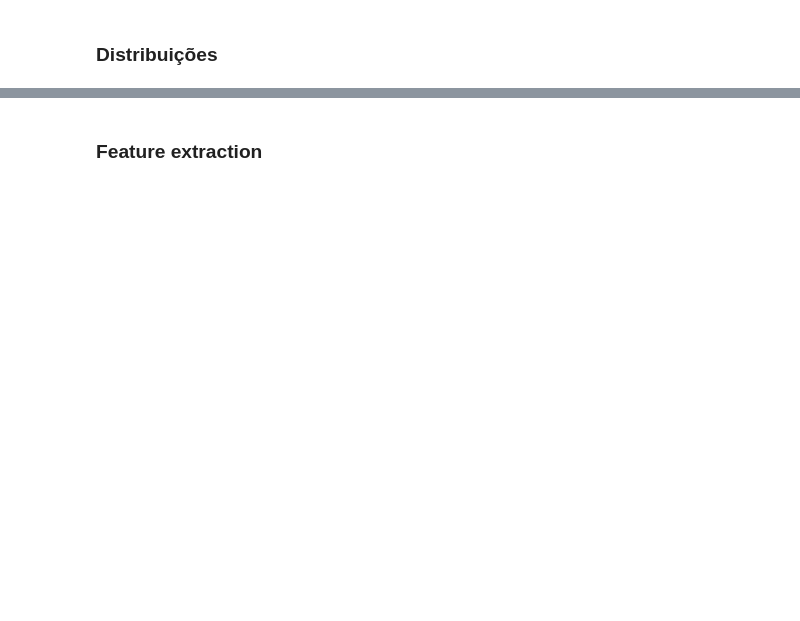
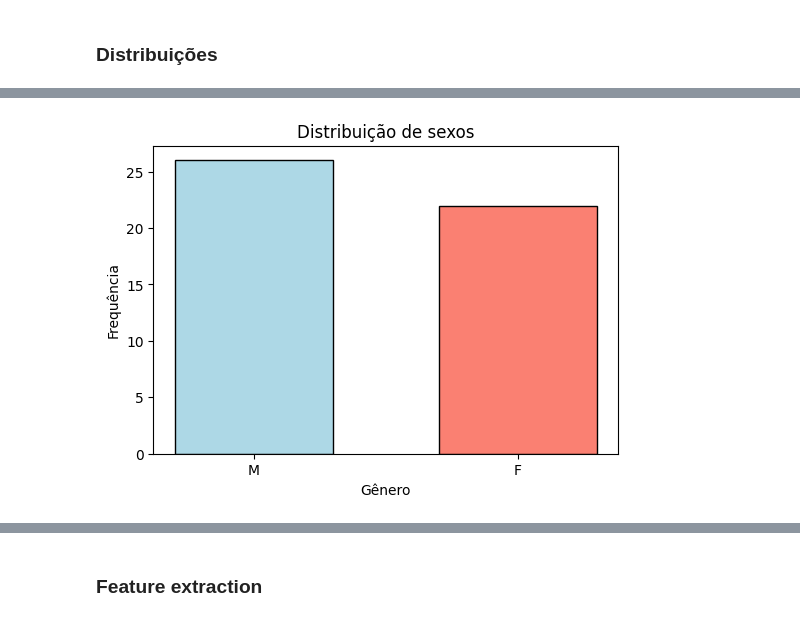
Before and after one commit to IgorVasconcelos1711/tcc-ecg-proccessing, a Jupyter notebook: code/israeli_data.ipynb, the cells around one changed output, grey strips where cells are left out. Cells and saved outputs as stored; diff of their text form; code cells hidden in the pictures; blank space fills up the shorter version.

```diff
--- a/code/israeli_data.ipynb
+++ b/code/israeli_data.ipynb
@@ -120,0 +213,17 @@ plot_annotation_counts(normal_count, arrythm_count)
+# %%
+gender_count = df['Gênero'].value_counts()
+
+plt.figure(figsize=(6, 4))
+plt.bar(
+    gender_count.index,
+    gender_count.values,
+    edgecolor='black',
+    color=['lightblue', 'salmon'],
+    width=0.6,
+)
+plt.xlabel('Gênero')
+plt.ylabel('Frequência')
+plt.title('Distribuição de sexos')
+plt.show()
+# %% [output]
+[figure, added]
```
Also changed, not shown: parts of 20 cells of this notebook, 4 other files.
